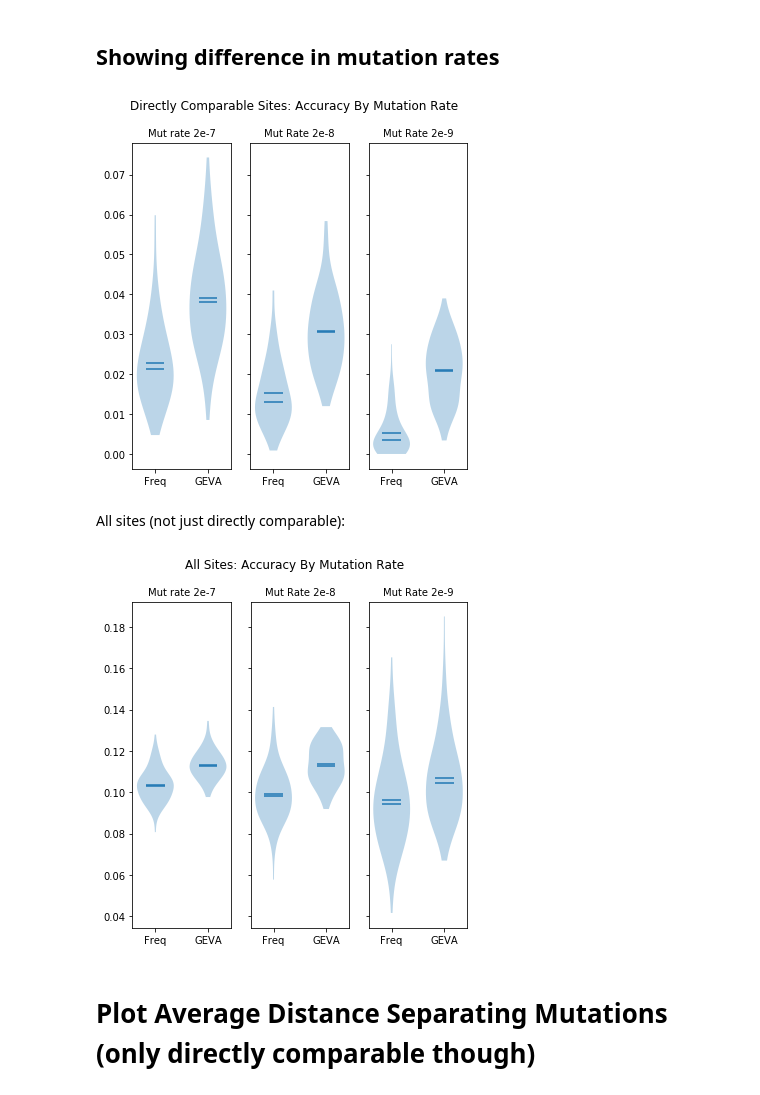
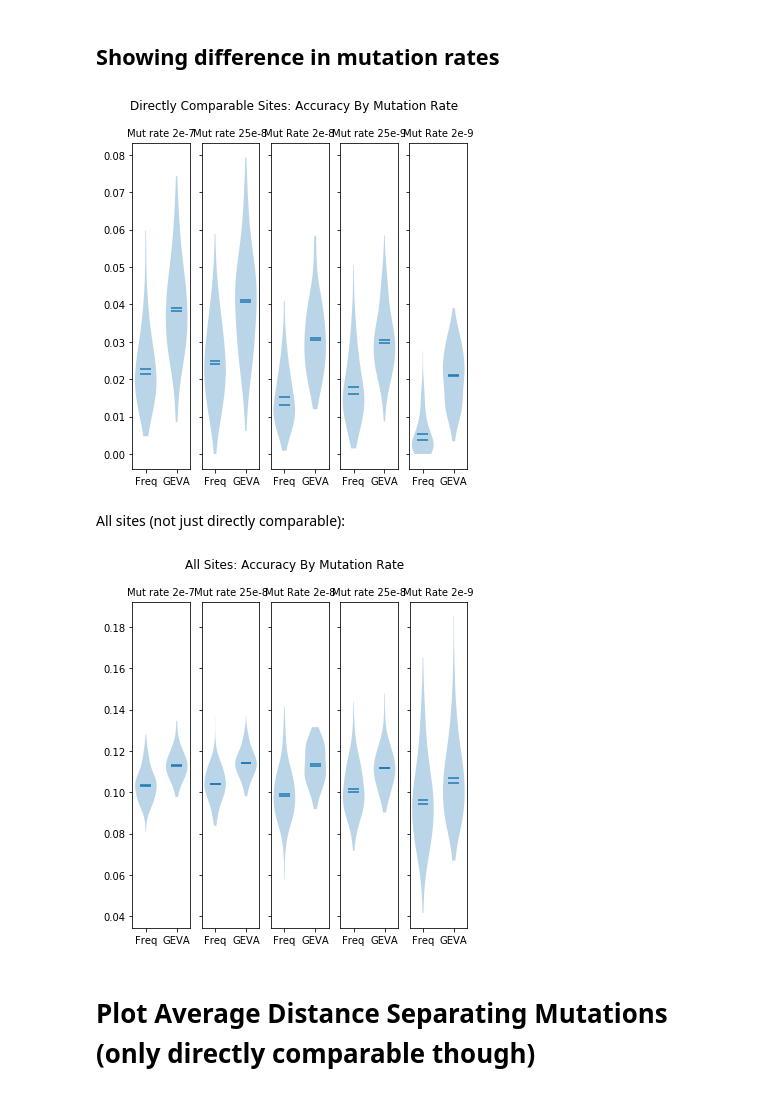
Before and after one commit to awohns/relative-allele-age, a Jupyter notebook: plots/plot_figures.ipynb, the cells around one changed output. Drawn from its saved outputs; the diff is of its cells as text; code cells hidden in the pictures.

```diff
--- a/plots/plot_figures.ipynb
+++ b/plots/plot_figures.ipynb
@@ -26,8 +38,16 @@ sample_1000_length_5e4_mut_2e9=pd.read_csv("../data/sample1000_length5e4_mutrate
 
 #variable mut rates with all distances between pairs
 sample_1000_length_5e4_mut_2e7_incl_all_distances=pd.read_csv("/home/wilderwohns/relative_allele_age/data/sample1000_length5e4_mut_2e7_incl_all_distances/summary_stats",header=None)
+sample_1000_length_5e4_mut_25e8_incl_all_distances=pd.read_csv("/home/wilderwohns/relative_allele_age/data/sample1000_length5e4_mutrate_25e8/summary_stats",header=None)
 sample_1000_length_5e4_mut_2e8_incl_all_distances=pd.read_csv("/home/wilderwohns/relative_allele_age/data/sample1000_length5e4_mut_2e8_incl_all_distances/summary_stats",header=None)
+sample_1000_length_5e4_mut_25e9_incl_all_distances=pd.read_csv("/home/wilderwohns/relative_allele_age/data/sample1000_length5e4_mutrate_25e9/summary_stats",header=None)
 sample_1000_length_5e4_mut_2e9_incl_all_distances=pd.read_csv("/home/wilderwohns/relative_allele_age/data/sample1000_length5e4_mut_2e9_incl_all_distances/summary_stats",header=None)
+
+sample_1000_length_1e5_mut_2e7_incl_all_distances=pd.read_csv("/home/wilderwohns/relative_allele_age/data/sample1000_length1e5_mut_2e7_incl_all_distances/summary_stats",header=None)
+sample_1000_length_1e5_mut_25e8=pd.read_csv("/home/wilderwohns/relative_allele_age/data/sample1000_length1e5_mutrate_25e8/summary_stats",header=None)
+sample_1000_length_1e5_mut_2e8_incl_all_distances=pd.read_csv('/home/wilderwohns/relative_allele_age/data/sample1000_length1e5_mut_2e8_incl_all_distances/summary_stats',header=None)
+sample_1000_length_1e5_mut_25e9=pd.read_csv("/home/wilderwohns/relative_allele_age/data/sample1000_length1e5_mutrate_25e9/summary_stats",header=None)
+sample_1000_length_1e5_mut_2e9_incl_all_distances=pd.read_csv('/home/wilderwohns/relative_allele_age/data/sample1000_length1e5_mut_2e9_incl_all_distances/summary_stats',header=None)
 # %% [markdown]
 # Accuracy of Frequency vs. GEVA
 # %%
@@ -188,67 +208,96 @@ plt.show()
 # %% [markdown]
 ## Showing difference in mutation rates
 # %%
-fig, axes = plt.subplots(nrows=1, ncols=3, figsize=(6, 6), sharey='row')
+fig, axes = plt.subplots(nrows=1, ncols=5, figsize=(6, 6), sharey='row')
 
 axes[0].violinplot(sample_1000_length_5e4_mut_2e7.iloc[:,4:6].values, [0,1], points=60, widths=0.7, showmeans=True,
                       showextrema=False, showmedians=True, bw_method=0.5)
 axes[0].set_title('Mut rate 2e-7', fontsize=10)
 axes[0].set_xticks([0,1])
 axes[0].set_xticklabels(('Freq', 'GEVA'))
 
-axes[1].violinplot(sample_1000_length_5e4_mut_2e8.iloc[:,4:6].values, [0,1], points=60, widths=0.7, showmeans=True,
+axes[1].violinplot(sample_1000_length_5e4_mut_25e8_incl_all_distances.iloc[:,4:6].values, [0,1], points=60, widths=0.7, showmeans=True,
                       showextrema=False, showmedians=True, bw_method=0.5)
-axes[1].set_title('Mut Rate 2e-8', fontsize=10)
+axes[1].set_title('Mut rate 25e-8', fontsize=10)
 axes[1].set_xticks([0,1])
 axes[1].set_xticklabels(('Freq', 'GEVA'))
 
-axes[2].violinplot(sample_1000_length_5e4_mut_2e9.iloc[:,4:6].values, [0,1], points=60, widths=0.7, showmeans=True,
+axes[2].violinplot(sample_1000_length_5e4_mut_2e8.iloc[:,4:6].values, [0,1], points=60, widths=0.7, showmeans=True,
                       showextrema=False, showmedians=True, bw_method=0.5)
-axes[2].set_title('Mut Rate 2e-9', fontsize=10)
+axes[2].set_title('Mut Rate 2e-8', fontsize=10)
 axes[2].set_xticks([0,1])
 axes[2].set_xticklabels(('Freq', 'GEVA'))
 
+axes[3].violinplot(sample_1000_length_5e4_mut_25e9_incl_all_distances.iloc[:,4:6].values, [0,1], points=60, widths=0.7, showmeans=True,
+                      showextrema=False, showmedians=True, bw_method=0.5)
+axes[3].set_title('Mut rate 25e-9', fontsize=10)
+axes[3].set_xticks([0,1])
+axes[3].set_xticklabels(('Freq', 'GEVA'))
+
+axes[4].violinplot(sample_1000_length_5e4_mut_2e9.iloc[:,4:6].values, [0,1], points=60, widths=0.7, showmeans=True,
+                      showextrema=False, showmedians=True, bw_method=0.5)
+axes[4].set_title('Mut Rate 2e-9', fontsize=10)
+axes[4].set_xticks([0,1])
+axes[4].set_xticklabels(('Freq', 'GEVA'))
+
 fig.subplots_adjust(hspace=0.4)
-#plt.tight_layout()
+
 fig.suptitle("Directly Comparable Sites: Accuracy By Mutation Rate")
+#fig.tight_layout()
 plt.show()
 # %% [output]
-[figure, old version]
+[figure, new version]
 # %% [markdown]
 All sites (not just directly comparable):
 # %%
-fig, axes = plt.subplots(nrows=1, ncols=3, figsize=(6, 6), sharey='row')
+fig, axes = plt.subplots(nrows=1, ncols=5, figsize=(6, 6), sharey='row')
+
 all_accuracy_2e7_freq=sample_1000_length_5e4_mut_2e7.iloc[:,1]/(sample_1000_length_5e4_mut_2e7.iloc[:,0]+sample_1000_length_5e4_mut_2e7.iloc[:,1])
 all_accuracy_2e7_geva=sample_1000_length_5e4_mut_2e7.iloc[:,3]/(sample_1000_length_5e4_mut_2e7.iloc[:,2]+sample_1000_length_5e4_mut_2e7.iloc[:,3])
-
 axes[0].violinplot([all_accuracy_2e7_freq,all_accuracy_2e7_geva], [0,1], points=60, widths=0.7, showmeans=True,
                       showextrema=False, showmedians=True, bw_method=0.5)
 axes[0].set_title('Mut rate 2e-7', fontsize=10)
 axes[0].set_xticks([0,1])
 axes[0].set_xticklabels(('Freq', 'GEVA'))
 
-all_accuracy_2e8_freq=sample_1000_length_5e4_mut_2e8.iloc[:,1]/(sample_1000_length_5e4_mut_2e8.iloc[:,0]+sample_1000_length_5e4_mut_2e8.iloc[:,1])
-all_accuracy_2e8_geva=sample_1000_length_5e4_mut_2e8.iloc[:,3]/(sample_1000_length_5e4_mut_2e8.iloc[:,2]+sample_1000_length_5e4_mut_2e8.iloc[:,3])
-axes[1].violinplot([all_accuracy_2e8_freq,all_accuracy_2e8_geva], [0,1], points=60, widths=0.7, showmeans=True,
+all_accuracy_25e8_freq=sample_1000_length_5e4_mut_25e8_incl_all_distances.iloc[:,1]/(sample_1000_length_5e4_mut_25e8_incl_all_distances.iloc[:,0]+sample_1000_length_5e4_mut_25e8_incl_all_distances.iloc[:,1])
+all_accuracy_25e8_geva=sample_1000_length_5e4_mut_25e8_incl_all_distances.iloc[:,3]/(sample_1000_length_5e4_mut_25e8_incl_all_distances.iloc[:,2]+sample_1000_length_5e4_mut_25e8_incl_all_distances.iloc[:,3])
+axes[1].violinplot([all_accuracy_25e8_freq,all_accuracy_25e8_geva], [0,1], points=60, widths=0.7, showmeans=True,
                       showextrema=False, showmedians=True, bw_method=0.5)
-axes[1].set_title('Mut Rate 2e-8', fontsize=10)
+axes[1].set_title('Mut rate 25e-8', fontsize=10)
 axes[1].set_xticks([0,1])
 axes[1].set_xticklabels(('Freq', 'GEVA'))
 
+all_accuracy_2e8_freq=sample_1000_length_5e4_mut_2e8.iloc[:,1]/(sample_1000_length_5e4_mut_2e8.iloc[:,0]+sample_1000_length_5e4_mut_2e8.iloc[:,1])
+all_accuracy_2e8_geva=sample_1000_length_5e4_mut_2e8.iloc[:,3]/(sample_1000_length_5e4_mut_2e8.iloc[:,2]+sample_1000_length_5e4_mut_2e8.iloc[:,3])
+axes[2].violinplot([all_accuracy_2e8_freq,all_accuracy_2e8_geva], [0,1], points=60, widths=0.7, showmeans=True,
+                      showextrema=False, showmedians=True, bw_method=0.5)
+axes[2].set_title('Mut Rate 2e-8', fontsize=10)
+axes[2].set_xticks([0,1])
+axes[2].set_xticklabels(('Freq', 'GEVA'))
+
+all_accuracy_25e9_freq=sample_1000_length_5e4_mut_25e9_incl_all_distances.iloc[:,1]/(sample_1000_length_5e4_mut_25e9_incl_all_distances.iloc[:,0]+sample_1000_length_5e4_mut_25e9_incl_all_distances.iloc[:,1])
+all_accuracy_25e9_geva=sample_1000_length_5e4_mut_25e9_incl_all_distances.iloc[:,3]/(sample_1000_length_5e4_mut_25e9_incl_all_distances.iloc[:,2]+sample_1000_length_5e4_mut_25e9_incl_all_distances.iloc[:,3])
+axes[3].violinplot([all_accuracy_25e9_freq,all_accuracy_25e9_geva], [0,1], points=60, widths=0.7, showmeans=True,
+                      showextrema=False, showmedians=True, bw_method=0.5)
+axes[3].set_title('Mut rate 25e-8', fontsize=10)
+axes[3].set_xticks([0,1])
+axes[3].set_xticklabels(('Freq', 'GEVA'))
+
 all_accuracy_2e9_freq=sample_1000_length_5e4_mut_2e9.iloc[:,1]/(sample_1000_length_5e4_mut_2e9.iloc[:,0]+sample_1000_length_5e4_mut_2e9.iloc[:,1])
 all_accuracy_2e9_geva=sample_1000_length_5e4_mut_2e9.iloc[:,3]/(sample_1000_length_5e4_mut_2e9.iloc[:,2]+sample_1000_length_5e4_mut_2e9.iloc[:,3])
-axes[2].violinplot([all_accuracy_2e9_freq,all_accuracy_2e9_geva], [0,1], points=60, widths=0.7, showmeans=True,
+axes[4].violinplot([all_accuracy_2e9_freq,all_accuracy_2e9_geva], [0,1], points=60, widths=0.7, showmeans=True,
                       showextrema=False, showmedians=True, bw_method=0.5)
-axes[2].set_title('Mut Rate 2e-9', fontsize=10)
-axes[2].set_xticks([0,1])
-axes[2].set_xticklabels(('Freq', 'GEVA'))
+axes[4].set_title('Mut Rate 2e-9', fontsize=10)
+axes[4].set_xticks([0,1])
+axes[4].set_xticklabels(('Freq', 'GEVA'))
 
 fig.suptitle("All Sites: Accuracy By Mutation Rate")
 fig.subplots_adjust(hspace=0.4)
 #fig.tight_layout()
 plt.show()
 # %% [output]
-[figure, old version]
+[figure, new version]
 # %% [markdown]
 # Plot Average Distance Separating Mutations (only directly comparable though)
 # %%
```
Also changed, not shown: parts of 22 cells of this notebook, 52 other files.
